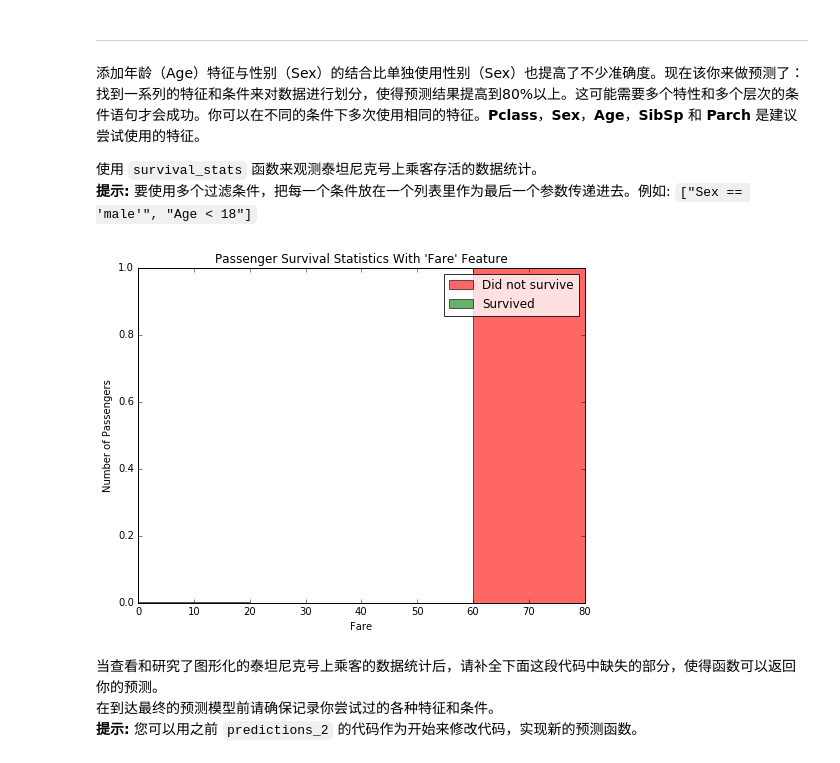
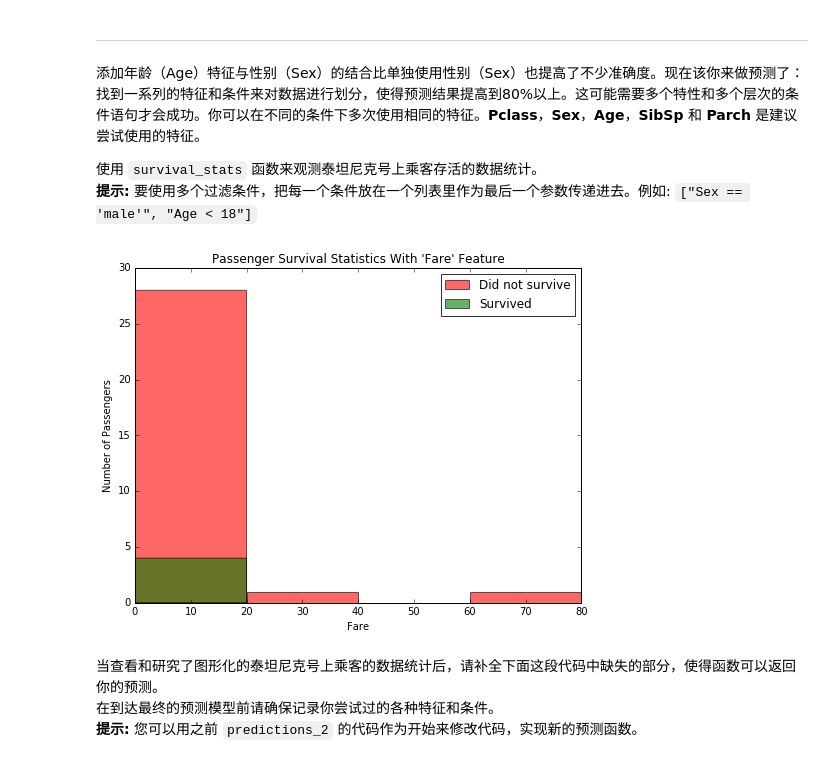
Before and after one commit to suetming/machine-learning, a Jupyter notebook: projects_cn/titanic_survival_exploration/titanic_survival_exploration.ipynb, the cells around one changed output. Saved outputs shown, nothing was run; the diff lists cells and outputs as text; code cells hidden in the pictures.

```diff
--- a/projects_cn/titanic_survival_exploration/titanic_survival_exploration.ipynb
+++ b/projects_cn/titanic_survival_exploration/titanic_survival_exploration.ipynb
@@ -241,9 +241,9 @@ Predictions have an accuracy of 79.35%.
 使用 `survival_stats` 函数来观测泰坦尼克号上乘客存活的数据统计。
 **提示:** 要使用多个过滤条件，把每一个条件放在一个列表里作为最后一个参数传递进去。例如: `["Sex == 'male'", "Age < 18"]`
 # %%
-survival_stats(data, outcomes, 'Fare', ["Sex == 'male'", "Age >= 50", "Age < 60", "SibSp == 1", "Parch == 1"])
+survival_stats(data, outcomes, 'Fare', ["Sex == 'male'", "Age >= 10", "Age < 20", "SibSp == 0", "Parch == 0", "Embarked == 'S'"])
 # %% [output]
-[figure, old version]
+[figure, new version]
 # %% [markdown]
 当查看和研究了图形化的泰坦尼克号上乘客的数据统计后，请补全下面这段代码中缺失的部分，使得函数可以返回你的预测。
 在到达最终的预测模型前请确保记录你尝试过的各种特征和条件。
```
Also changed, not shown: parts of 2 cells of this notebook, 1 other file.
